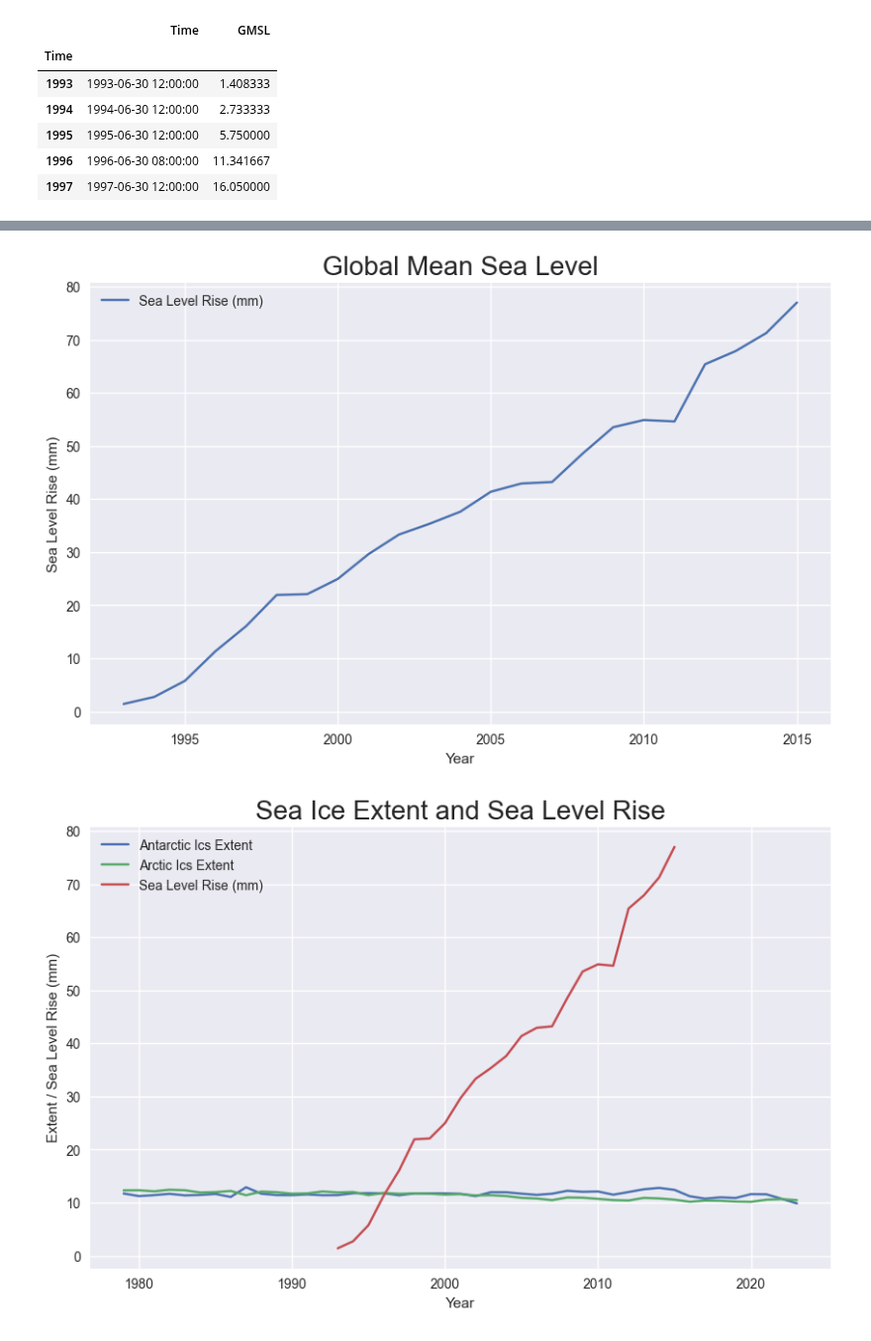
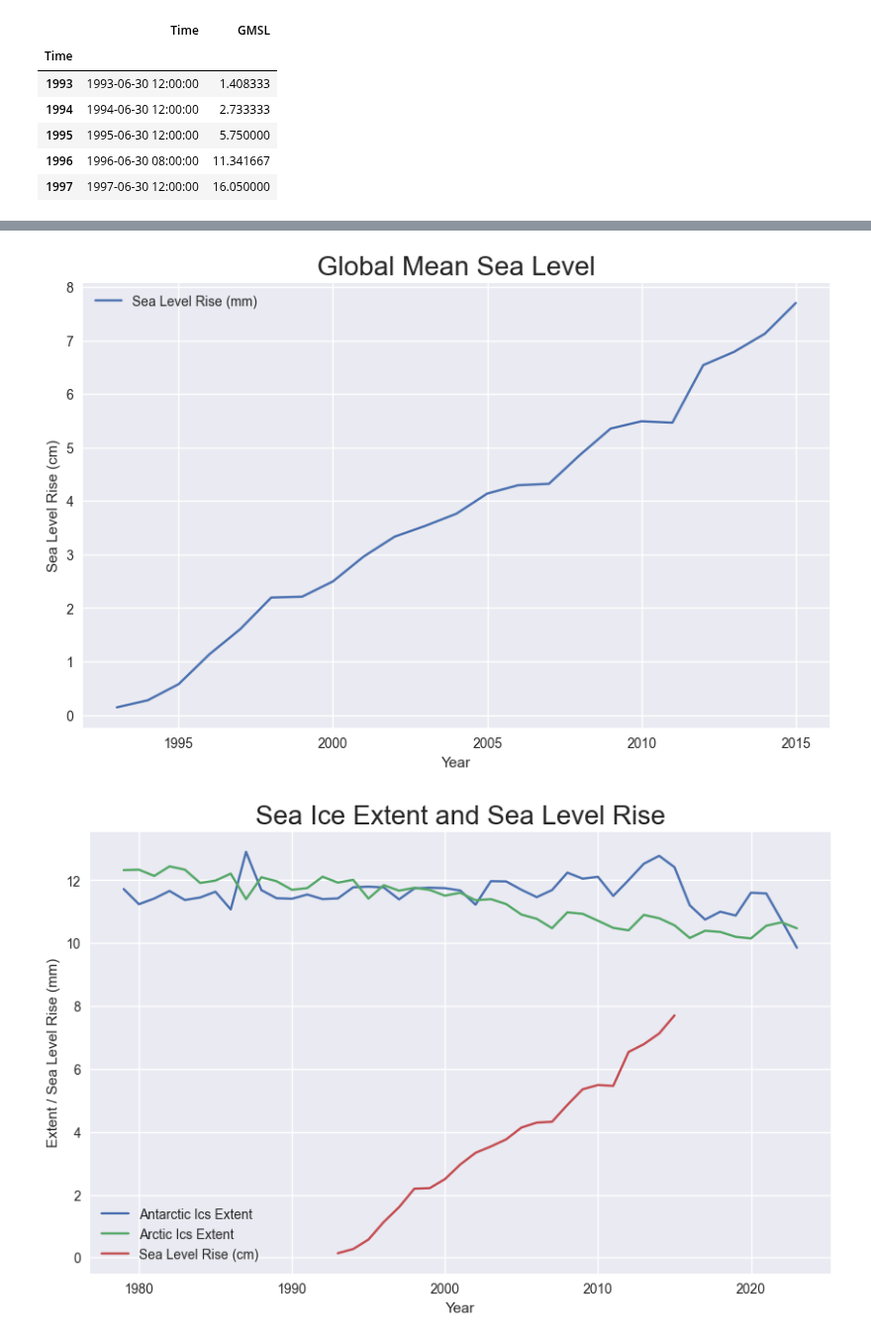
Before and after one commit to dilancroos/ice_extent, a Jupyter notebook: sea_ice.ipynb, the cells around one changed output, grey strips where cells are left out. Shown at 99% size. Saved outputs shown, nothing was run; the diff lists cells and outputs as text; code cells hidden in the pictures.

```diff
--- a/sea_ice.ipynb
+++ b/sea_ice.ipynb
@@ -488,3 +488,6 @@ sea_level_grouped.head()
 | 1995 | 1995-06-30 12:00:00 | 5.750000 |
 | 1996 | 1996-06-30 08:00:00 | 11.341667 |
 | 1997 | 1997-06-30 12:00:00 | 16.050000 |
+# %%
+sea_level_grouped['GMSL in cm'] = sea_level_grouped['GMSL'].apply(lambda x: x/10)
+sea_level_grouped.head()
@@ -493,27 +504,27 @@ sea_level_grouped.head()
 
 plt.style.use('seaborn-v0_8')
 plt.figure(figsize=(10,6))
-plt.plot(sea_level_grouped['GMSL'], label='Sea Level Rise (mm)')
+plt.plot(sea_level_grouped['GMSL in cm'], label='Sea Level Rise (mm)')
 plt.xlabel('Year')
-plt.ylabel('Sea Level Rise (mm)')
+plt.ylabel('Sea Level Rise (cm)')
 plt.title('Global Mean Sea Level', fontsize=20)
 plt.legend()
 plt.show()
 # %% [output]
-[figure, old version]
+[figure, new version]
 # %%
 # Plot the Arctic and Antarctic ice extent and the global mean sea level in one plot
 
 # plot the data
 plt.style.use('seaborn-v0_8')
 plt.figure(figsize=(10,6))
 plt.plot(s_seaice_grouped['Extent'], label='Antarctic Ics Extent')
 plt.plot(n_seaice_grouped['Extent'], label='Arctic Ics Extent')
-plt.plot(sea_level_grouped['GMSL'], label='Sea Level Rise (mm)')
+plt.plot(sea_level_grouped['GMSL in cm'], label='Sea Level Rise (cm)')
 plt.xlabel('Year')
 plt.ylabel('Extent / Sea Level Rise (mm)')
 plt.title('Sea Ice Extent and Sea Level Rise', fontsize=20)
 plt.legend()
 plt.show()
 # %% [output]
-[figure, old version]
+[figure, new version]
```
Also changed, not shown: parts of 1 cell of this notebook, 1 other file.
